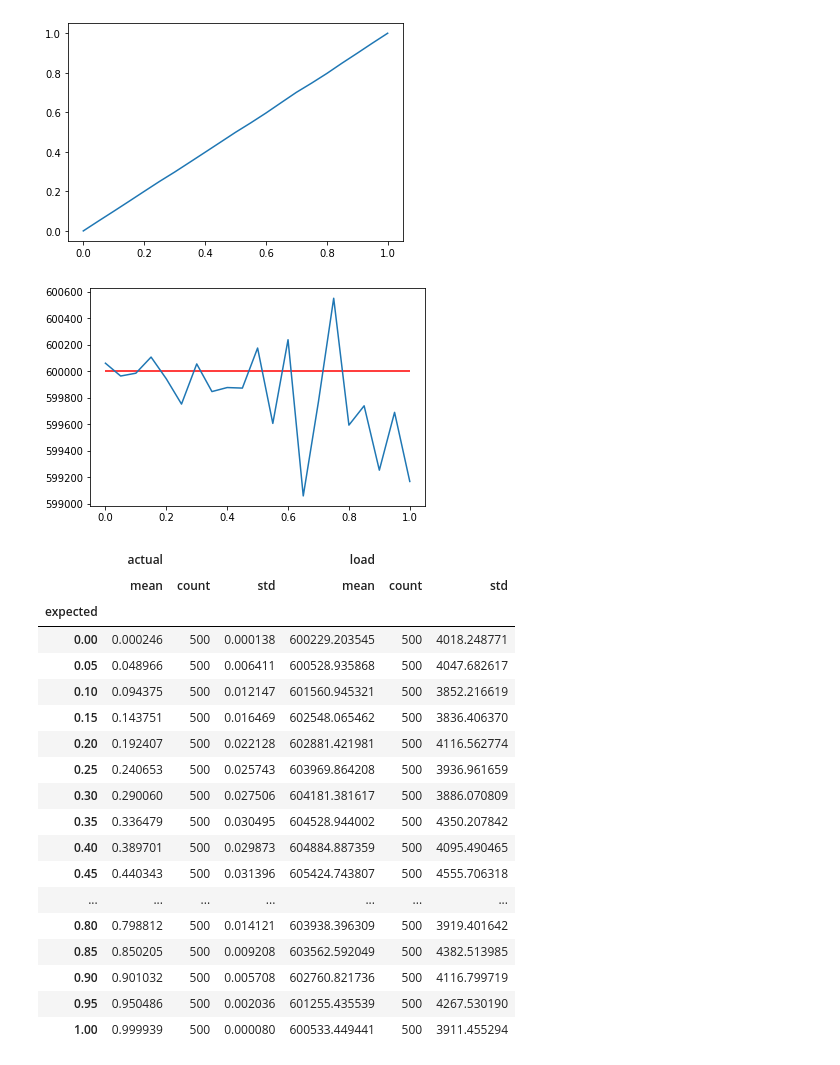
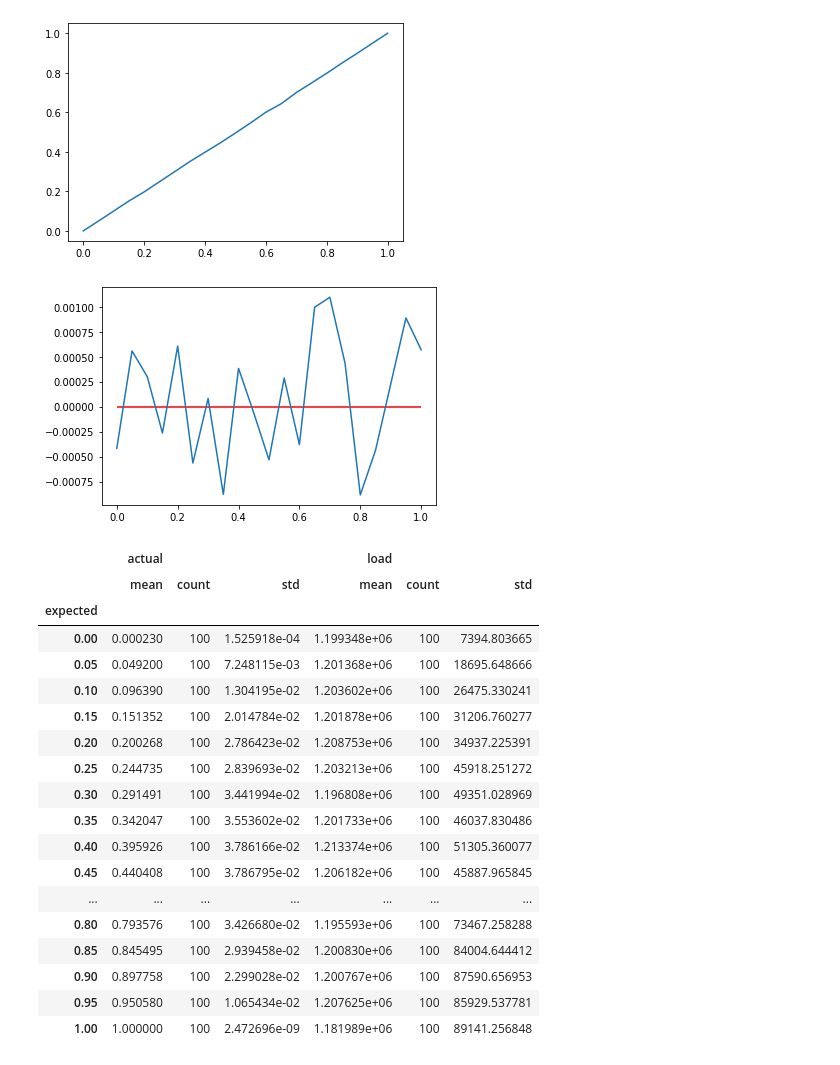
Before and after one commit to szkudlarekdamian/kosharda, a Jupyter notebook: generators_eval.ipynb, the cells around one changed output. Drawn from its saved outputs; the diff is of its cells as text; code cells hidden in the pictures.

Commit message:
possibly fixing the gamma generator issue

```diff
--- a/generators_eval.ipynb
+++ b/generators_eval.ipynb
@@ -15,10 +15,10 @@ F = N
 size=100
 # %%
 def gamma_wrapper(cor: float) -> BaseGenerator:
-    return ga.Generator(F, size, cor, (2,4))
+    return ga.Generator(F, size, cor, (4,8))
 
 def mn_wrapper(cor: float) -> BaseGenerator:
-    return mn.Generator2(F, size, cor, (5,7), (1,1))
+    return mn.Generator2(F, size, cor, (8,16), (1,1))
 # %%
 %%timeit
 fg = gamma_wrapper(0)
@@ -56,7 +56,7 @@ calc(gamma_wrapper, 0.5)
 cor_rng = np.arange(0, 1.01, 0.05)
 # %%
 %%time
-repeats = 500
+repeats = 100
 ga_res = []
 
 for cor in cor_rng:
@@ -70,6 +70,6 @@ Wall time: 17min 40s
 # %%
 %%time
-repeats = 500
+repeats = 100
 mn_res = []
 
 for cor in cor_rng:
@@ -105,33 +105,33 @@ plt.show()
 [figure]
 # %%
 line = mn_wrapper(0).get_estimated_cloud_load()
-plt.plot(mnped.index, mnped.load['mean'])
-plt.hlines(line, 0, 1, colors="red")
+plt.plot(mnped.index, (mnped.load['mean']-line)/line)
+plt.hlines(0, 0, 1, colors="red")
 plt.show()
 # %% [output]
-[figure, old version]
+[figure, new version]
 # %%
 grped
 # %% [output]
 |  | actual |  |  | load |  |  |
 |  | mean | count | std | mean | count | std |
 | expected |  |  |  |  |  |  |
-| 0.00 | 0.000246 | 500 | 0.000138 | 600229.203545 | 500 | 4018.248771 |
-| 0.05 | 0.048966 | 500 | 0.006411 | 600528.935868 | 500 | 4047.682617 |
-| 0.10 | 0.094375 | 500 | 0.012147 | 601560.945321 | 500 | 3852.216619 |
-| 0.15 | 0.143751 | 500 | 0.016469 | 602548.065462 | 500 | 3836.406370 |
-| 0.20 | 0.192407 | 500 | 0.022128 | 602881.421981 | 500 | 4116.562774 |
-| 0.25 | 0.240653 | 500 | 0.025743 | 603969.864208 | 500 | 3936.961659 |
-| 0.30 | 0.290060 | 500 | 0.027506 | 604181.381617 | 500 | 3886.070809 |
-| 0.35 | 0.336479 | 500 | 0.030495 | 604528.944002 | 500 | 4350.207842 |
-| 0.40 | 0.389701 | 500 | 0.029873 | 604884.887359 | 500 | 4095.490465 |
-| 0.45 | 0.440343 | 500 | 0.031396 | 605424.743807 | 500 | 4555.706318 |
+| 0.00 | 0.000230 | 100 | 1.525918e-04 | 1.199348e+06 | 100 | 7394.803665 |
+| 0.05 | 0.049200 | 100 | 7.248115e-03 | 1.201368e+06 | 100 | 18695.648666 |
+| 0.10 | 0.096390 | 100 | 1.304195e-02 | 1.203602e+06 | 100 | 26475.330241 |
+| 0.15 | 0.151352 | 100 | 2.014784e-02 | 1.201878e+06 | 100 | 31206.760277 |
+| 0.20 | 0.200268 | 100 | 2.786423e-02 | 1.208753e+06 | 100 | 34937.225391 |
+| 0.25 | 0.244735 | 100 | 2.839693e-02 | 1.203213e+06 | 100 | 45918.251272 |
+| 0.30 | 0.291491 | 100 | 3.441994e-02 | 1.196808e+06 | 100 | 49351.028969 |
+| 0.35 | 0.342047 | 100 | 3.553602e-02 | 1.201733e+06 | 100 | 46037.830486 |
+| 0.40 | 0.395926 | 100 | 3.786166e-02 | 1.213374e+06 | 100 | 51305.360077 |
+| 0.45 | 0.440408 | 100 | 3.786795e-02 | 1.206182e+06 | 100 | 45887.965845 |
 | ... | ... | ... | ... | ... | ... | ... |
-| 0.80 | 0.798812 | 500 | 0.014121 | 603938.396309 | 500 | 3919.401642 |
-| 0.85 | 0.850205 | 500 | 0.009208 | 603562.592049 | 500 | 4382.513985 |
-| 0.90 | 0.901032 | 500 | 0.005708 | 602760.821736 | 500 | 4116.799719 |
-| 0.95 | 0.950486 | 500 | 0.002036 | 601255.435539 | 500 | 4267.530190 |
-| 1.00 | 0.999939 | 500 | 0.000080 | 600533.449441 | 500 | 3911.455294 |
+| 0.80 | 0.793576 | 100 | 3.426680e-02 | 1.195593e+06 | 100 | 73467.258288 |
+| 0.85 | 0.845495 | 100 | 2.939458e-02 | 1.200830e+06 | 100 | 84004.644412 |
+| 0.90 | 0.897758 | 100 | 2.299028e-02 | 1.200767e+06 | 100 | 87590.656953 |
+| 0.95 | 0.950580 | 100 | 1.065434e-02 | 1.207625e+06 | 100 | 85929.537781 |
+| 1.00 | 1.000000 | 100 | 2.472696e-09 | 1.181989e+06 | 100 | 89141.256848 |
 # %%
 mnped
 # %% [output]
```
Also changed, not shown: parts of 9 cells of this notebook, 2 other files.
